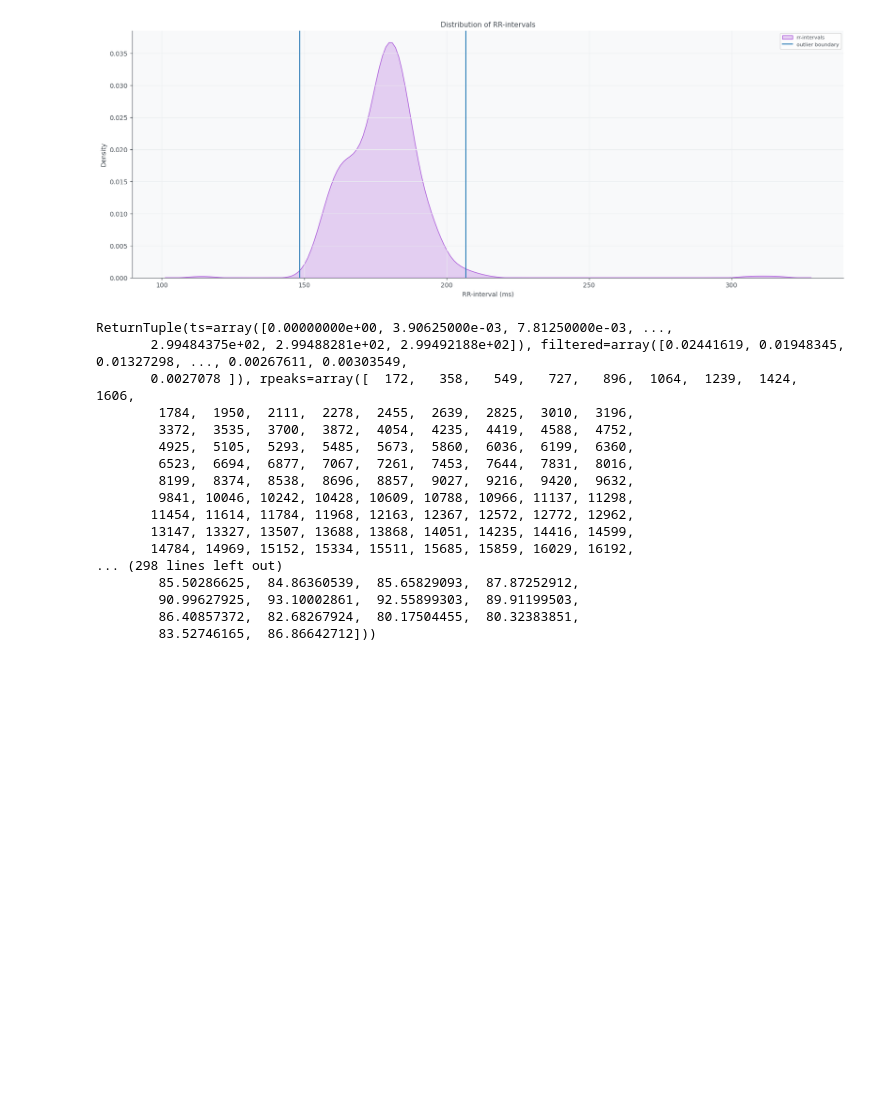
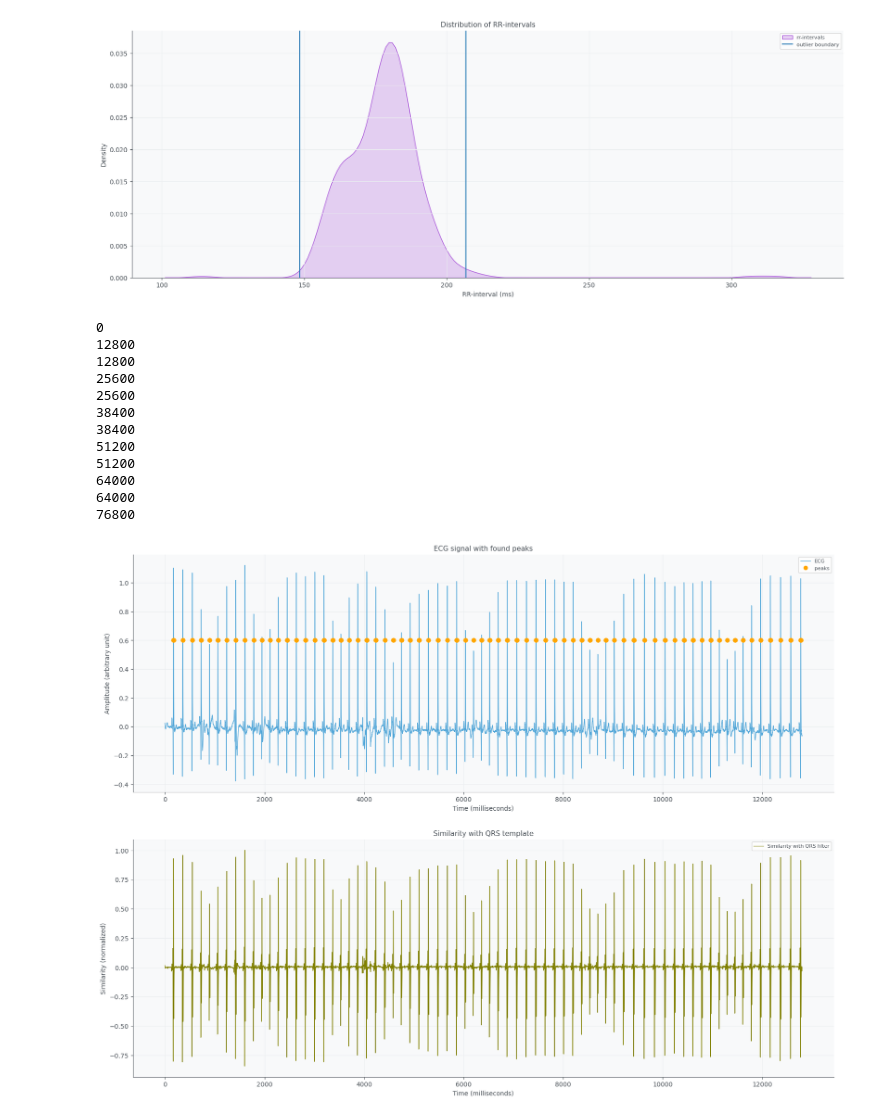
Before and after one commit to saifhanjra/tester_sony_digirelax, a Jupyter notebook: scripts/wp4/ecg_plot.ipynb, the cells around one changed output. Cells and saved outputs as stored; diff of their text form; code cells hidden in the pictures; blank space fills up the shorter version.

```diff
--- a/scripts/wp4/ecg_plot.ipynb
+++ b/scripts/wp4/ecg_plot.ipynb
@@ -347,22 +354,52 @@ plt.show()
 <Figure size 640x480 with 0 Axes>
 [figure]
 # %%
-#out
+peak_cumm = []
+for start, stop in get_plot_ranges(sampfrom, sampto, nr_plots):
+    print(start)
+    print(stop)
+    # get sliced data of ECG
+    cond_slice = (sliced_ecg_df.index>= start) & (sliced_ecg_df.index < stop)
+    sliced_ecg_hrv =sliced_ecg_df.filtered[cond_slice]
+
+    # detect peaks
+
+    peaks, similarity = detect_peaks(sliced_ecg_hrv, threshold=0.3)
+    grouped_peaks=group_peaks(peaks)
+    peak_cumm.extend(grouped_peaks)
+
+
+    # plot similarity
+
+    plt.figure(figsize=(20, 15))
+
+    plt.subplot(211)
+    plt.title("ECG signal with found peaks")
+    plt.plot(sliced_ecg_hrv, label="ECG", color="#51A6D8", linewidth=1)
+    #plt.plot(sliced_ecg_hrv.index[start: stop], sliced_ecg_hrv, label="ECG", color="#51A6D8", linewidth=1)
+    plt.plot(peaks, np.repeat(0.6, peaks.shape[0]), label="peaks", color="orange", marker="o", linestyle="None")
+    plt.legend(loc="upper right")
+    plt.xlabel("Time (milliseconds)")
+    plt.ylabel("Amplitude (arbitrary unit)")
+
+    plt.subplot(212)
+    plt.title('Similarity with QRS template')
+    #plt.plot(ecg_slice.index, similarity, label="Similarity with QRS filter", color="olive", linewidth=1)
+    plt.plot(similarity, label="Similarity with QRS filter", color="olive", linewidth=1)
+    plt.legend(loc="upper right")
+    plt.xlabel("Time (milliseconds)")
+    plt.ylabel("Similarity (normalized)")
 # %% [output]
-ReturnTuple(ts=array([0.00000000e+00, 3.90625000e-03, 7.81250000e-03, ...,
-       2.99484375e+02, 2.99488281e+02, 2.99492188e+02]), filtered=array([0.02441619, 0.01948345, 0.01327298, ..., 0.00267611, 0.00303549,
-       0.0027078 ]), rpeaks=array([  172,   358,   549,   727,   896,  1064,  1239,  1424,  1606,
-        1784,  1950,  2111,  2278,  2455,  2639,  2825,  3010,  3196,
-        3372,  3535,  3700,  3872,  4054,  4235,  4419,  4588,  4752,
-        4925,  5105,  5293,  5485,  5673,  5860,  6036,  6199,  6360,
-        6523,  6694,  6877,  7067,  7261,  7453,  7644,  7831,  8016,
-        8199,  8374,  8538,  8696,  8857,  9027,  9216,  9420,  9632,
-        9841, 10046, 10242, 10428, 10609, 10788, 10966, 11137, 11298,
-       11454, 11614, 11784, 11968, 12163, 12367, 12572, 12772, 12962,
-       13147, 13327, 13507, 13688, 13868, 14051, 14235, 14416, 14599,
-       14784, 14969, 15152, 15334, 15511, 15685, 15859, 16029, 16192,
-... (298 lines left out)
-        85.50286625,  84.86360539,  85.65829093,  87.87252912,
-        90.99627925,  93.10002861,  92.55899303,  89.91199503,
-        86.40857372,  82.68267924,  80.17504455,  80.32383851,
-        83.52746165,  86.86642712]))
+0
+12800
+12800
+25600
+25600
+38400
+38400
+51200
+51200
+64000
+64000
+76800
+[figure, added]
```
Also changed, not shown: parts of 4 cells of this notebook, 1 other file.
